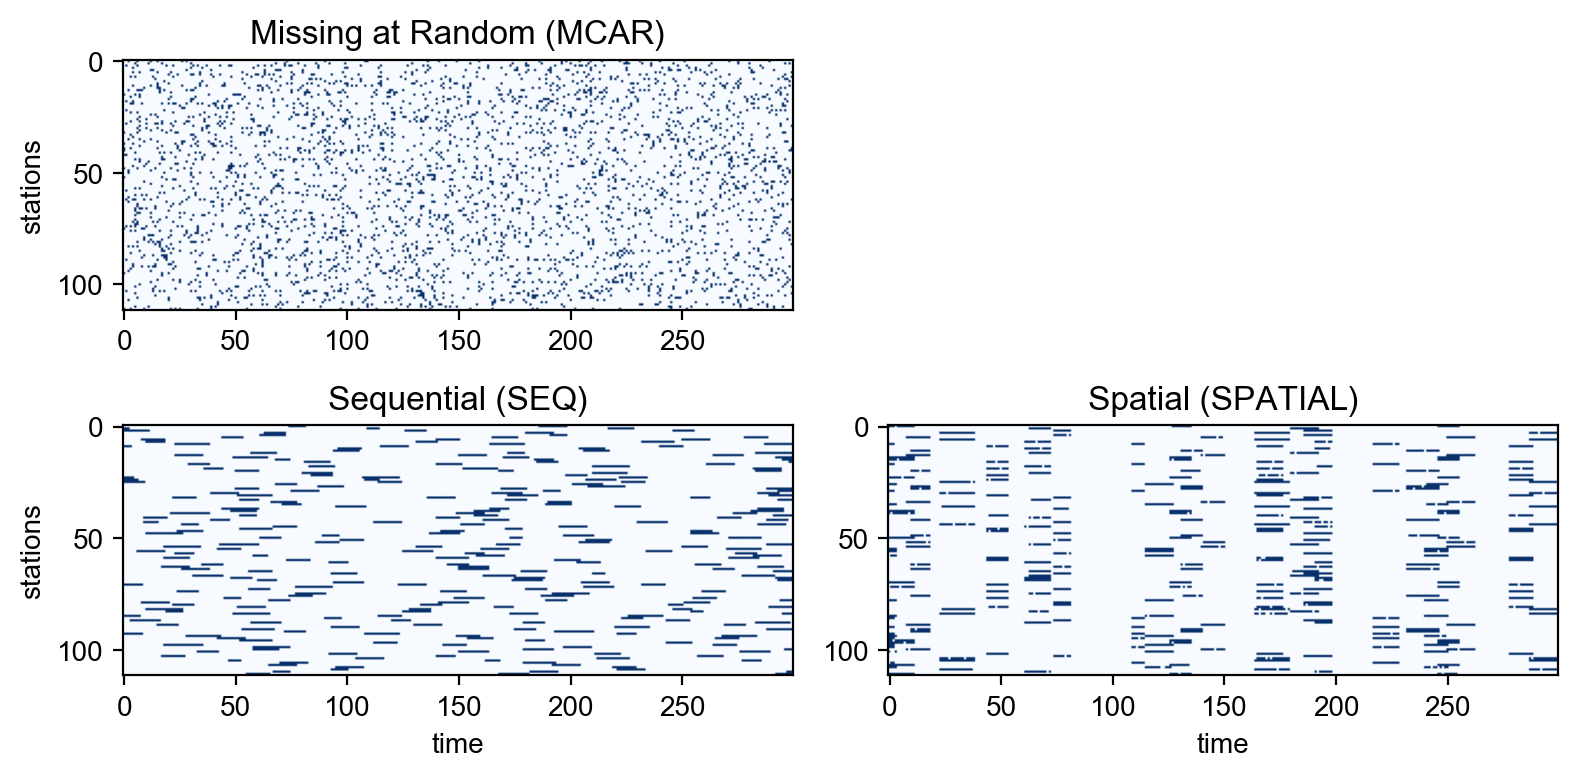
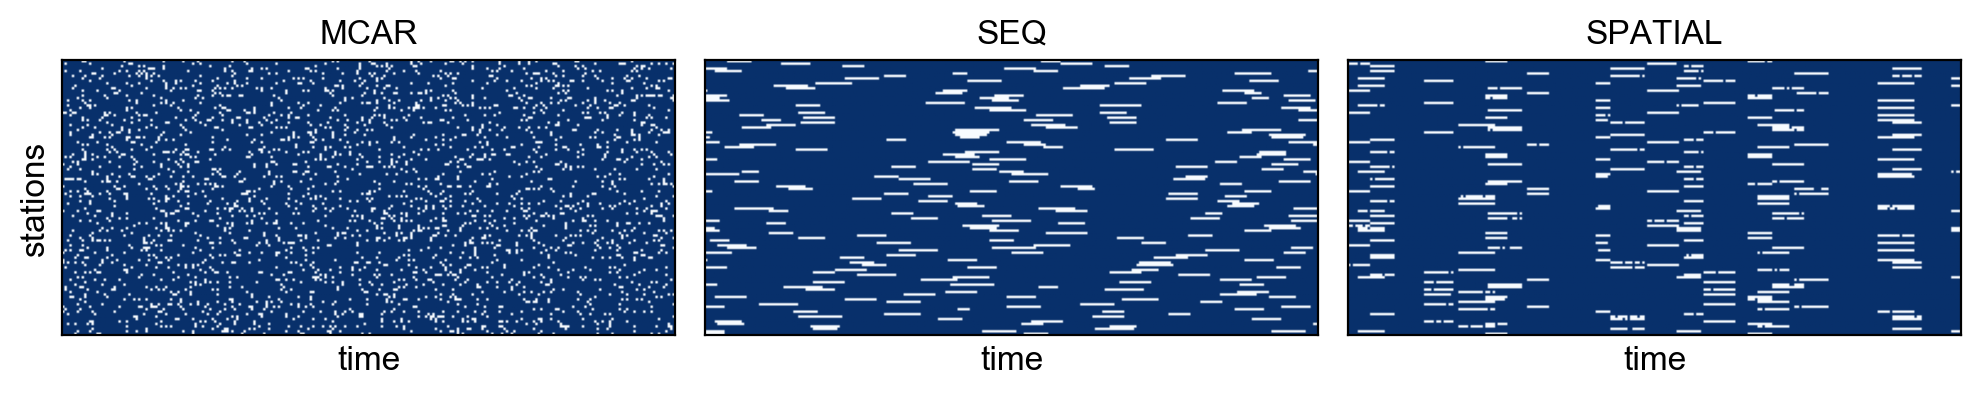
Code edit (unified diff) that turned the first committed figure into the second:
--- before
+++ after
@@ -5,20 +5,15 @@
 mask3 = mask_spatial(S_cluster=S_cluster) # spatial
 
-# 3行1列 只有最后一个有x轴，叫time；y轴都有，叫stations，标题分别为mcar, seq, spatial
-a, b = 3500, 3800
-plt.figure(figsize=(8, 4))
-plt.subplot(2, 2, 1)
-plt.imshow(mask1[:, a:b], cmap='Blues')   # 更柔和的灰度
-plt.title('Missing at Random (MCAR)')
-plt.ylabel('stations')
-plt.subplot(2, 2, 3)
-plt.imshow(mask2[:, a:b], cmap='Blues')
-plt.title('Sequential (SEQ)')
-plt.xlabel('time')
-plt.ylabel('stations')
-plt.subplot(2, 2, 4)
-plt.imshow(mask3[:, a:b], cmap='Blues')
-plt.title('Spatial (SPATIAL)')
-plt.xlabel('time')
+plt.figure(figsize=(10, 6))
+a, delta_a = 3800, 250
+for i, maski in enumerate([mask1, mask2, mask3]):
+    ax = plt.subplot(1, 3, i+1)
+    im = ax.imshow(maski[:, a:a+delta_a], cmap='Blues')
+    ax.set_xticks([])
+    ax.set_yticks([])
+    ax.set_title(f'{["MCAR", "SEQ", "SPATIAL"][i]}', fontsize=12, fontweight='bold')
+    ax.set_xlabel('time', fontsize=12)
+    if i == 0:
+        ax.set_ylabel('stations', fontsize=12)
 plt.tight_layout()
 plt.show()

Commit: feat(数据缺失处理): 添加缺失数据生成模块并更新依赖